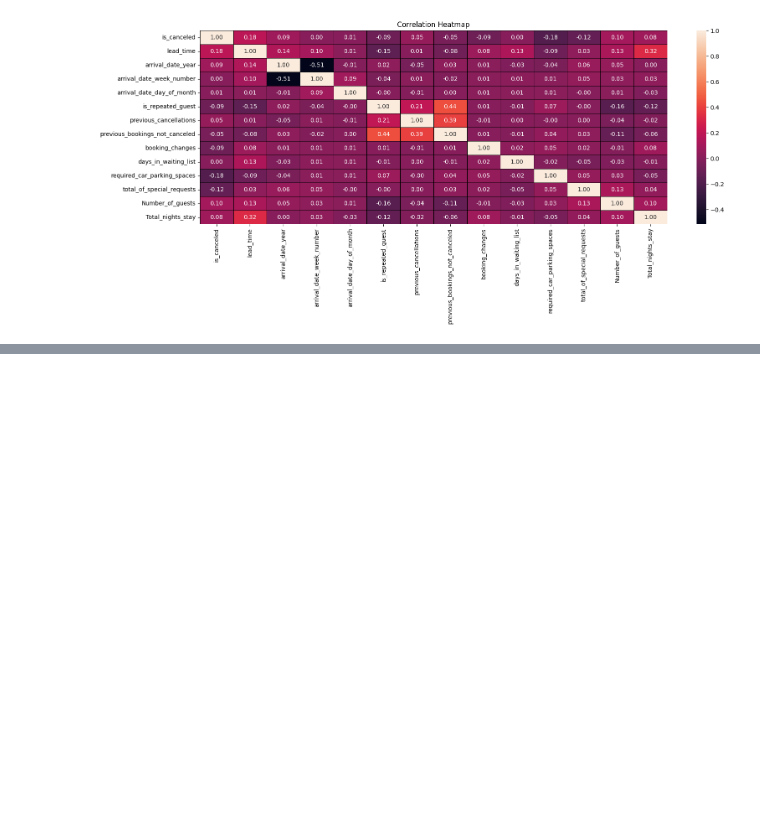
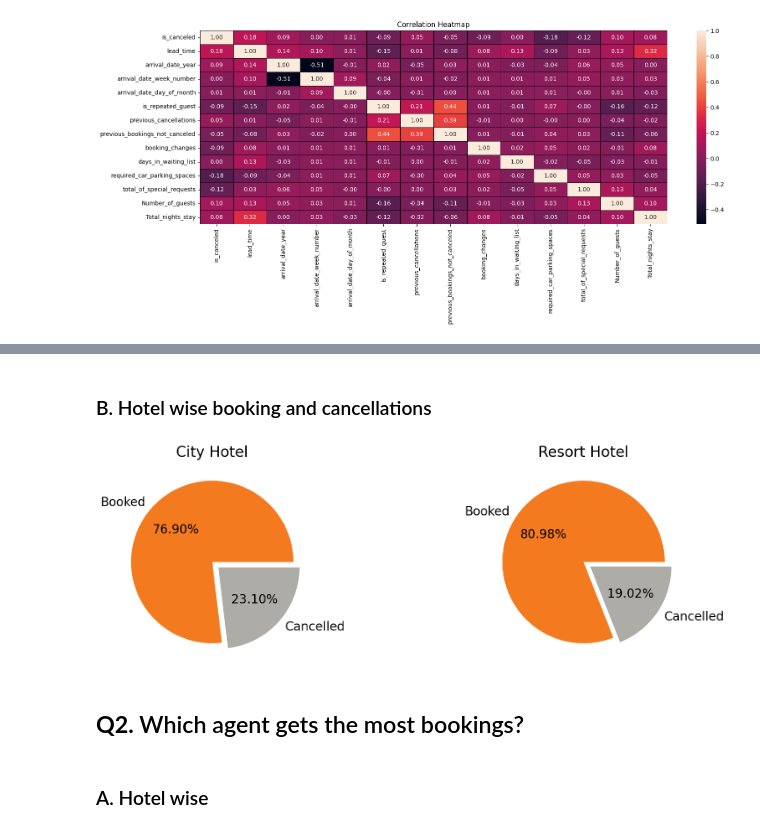
Before and after one commit to HarshitLaloriya/EDA-on-Hotel-Booking-Dataset, a Jupyter notebook: Hotel_Booking_EDA.ipynb, the cells around one changed output, grey strips where cells are left out. Drawn from its saved outputs; the diff is of its cells as text; code cells hidden in the pictures; blank space fills up the shorter version.

```diff
--- a/Hotel_Booking_EDA.ipynb
+++ b/Hotel_Booking_EDA.ipynb
@@ -394,3 +426,16 @@ plt.show()
+# %% [markdown]
+### B. Hotel wise booking and cancellations
+# %%
+plt.figure(figsize=(20, 6))
+my_pie(df=df1,index=0,subplot=1)
+my_pie(df=df1,index=1,subplot=2)
+plt.show()
+# %% [output]
+[figure, added]
+# %% [markdown]
+## <b> Q2.</b> Which agent gets the most bookings?
+# %% [markdown]
+### A. Hotel wise
 # %%
 # function to create graph for top 5 agents based on input
 def agent_bookings(hotel = 'overall'):
```
Also changed, not shown: parts of 20 cells of this notebook.
